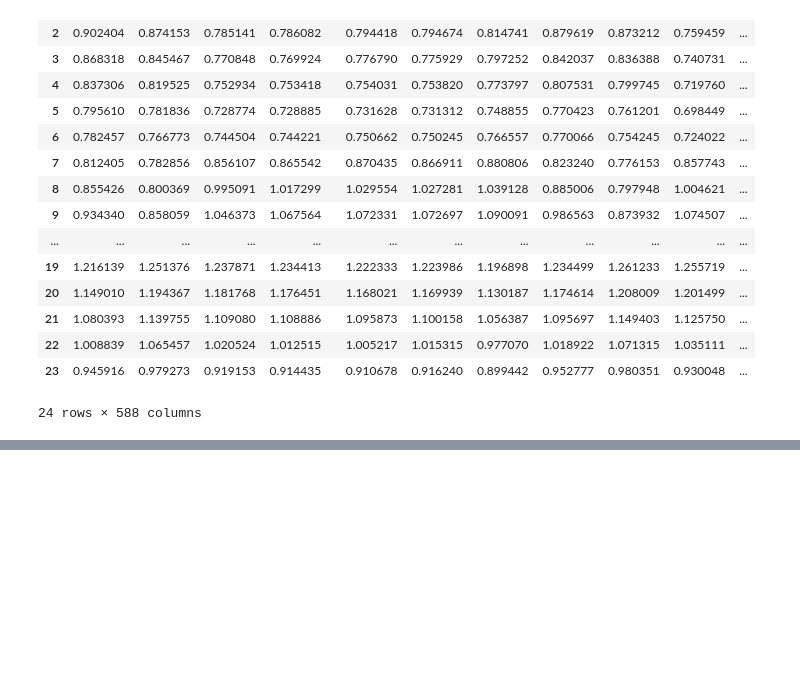
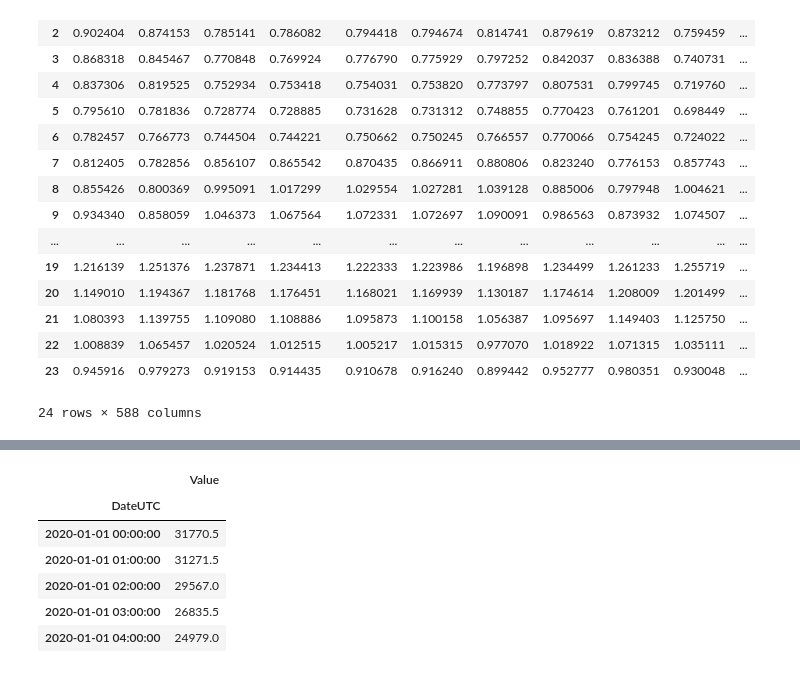
Before and after one commit to ayush4ise/SG-Energy-Demand-Forecasting, a Jupyter notebook: other-countries/UK_forecast.ipynb, the cells around one changed output, grey strips where cells are left out. Cells and saved outputs as stored; diff of their text form; code cells hidden in the pictures; blank space fills up the shorter version.

```diff
--- a/other-countries/UK_forecast.ipynb
+++ b/other-countries/UK_forecast.ipynb
@@ -145,0 +225,14 @@ for year in range(2011,2017):
+# %%
+forecast_actual = pd.read_excel('data/GB/monthly_hourly_load_values_2020.xlsx')
+forecast_actual = forecast_actual[forecast_actual['CountryCode'] == 'GB']
+forecast_actual = forecast_actual[['DateUTC', 'Value']].reset_index(drop=True)
+forecast_actual.set_index('DateUTC', inplace=True)
+forecast_actual.head()
+# %% [output]
+|  | Value |
+| DateUTC |  |
+| 2020-01-01 00:00:00 | 31770.5 |
+| 2020-01-01 01:00:00 | 31271.5 |
+| 2020-01-01 02:00:00 | 29567.0 |
+| 2020-01-01 03:00:00 | 26835.5 |
+| 2020-01-01 04:00:00 | 24979.0 |
```
Also changed, not shown: parts of 15 cells of this notebook, 3 other files.
